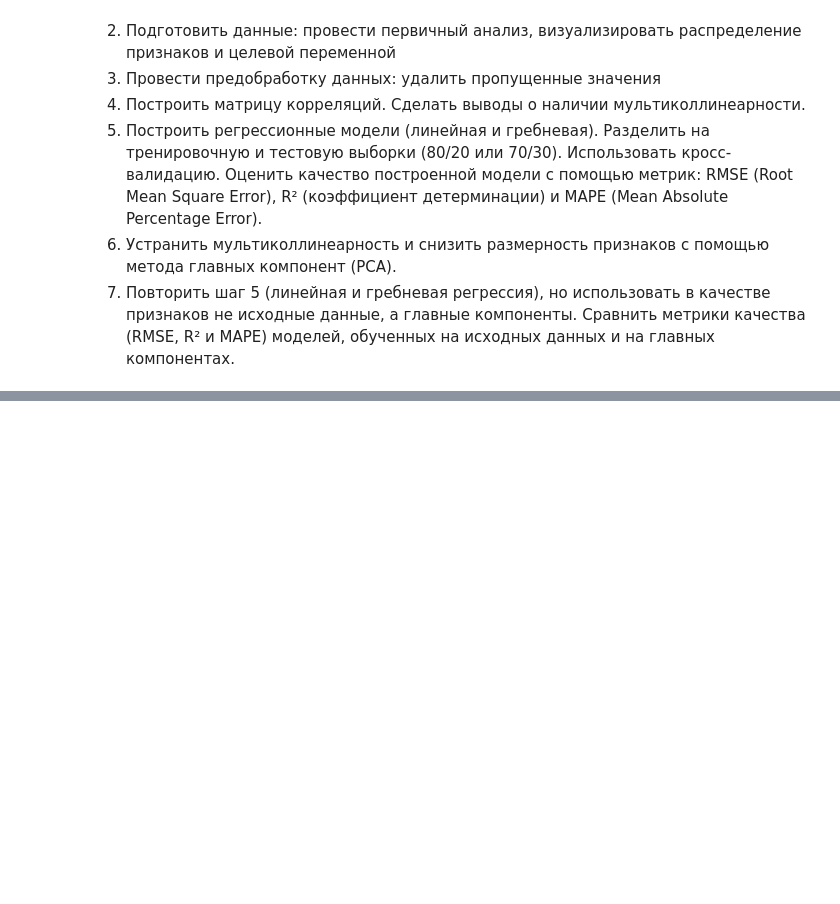
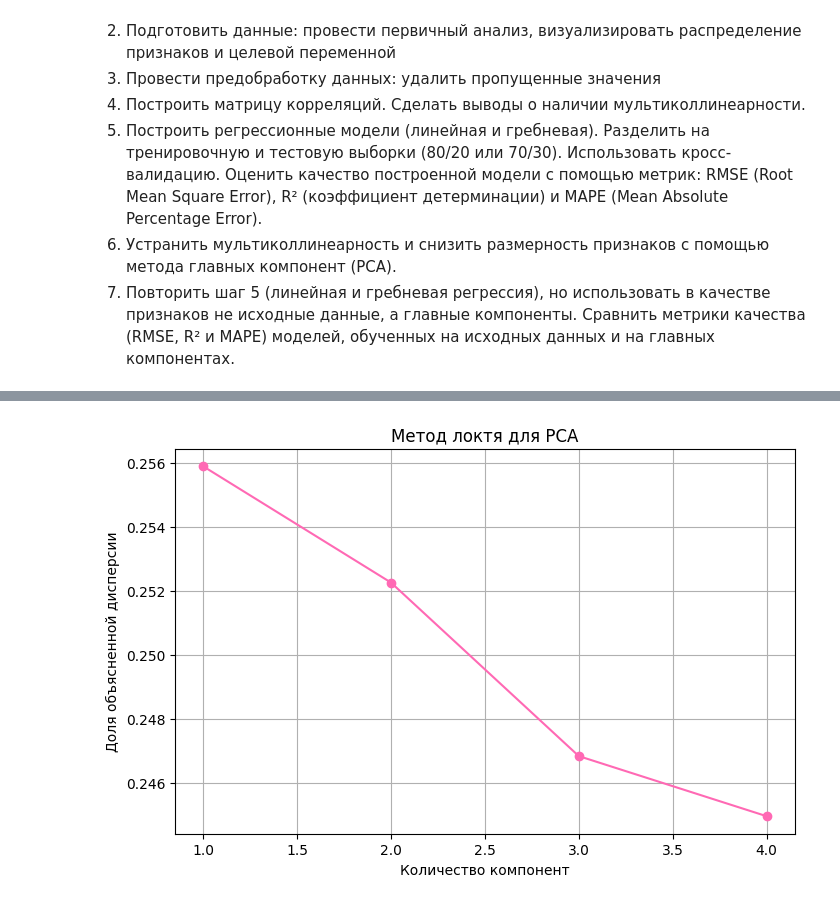
Before and after one commit to Vikoops/ml, a Jupyter notebook: lab1.ipynb, the cells around one changed output, grey strips where cells are left out. Saved outputs shown, nothing was run; the diff lists cells and outputs as text; code cells hidden in the pictures; blank space fills up the shorter version.

```diff
--- a/lab1.ipynb
+++ b/lab1.ipynb
@@ -733,0 +232,18 @@ PCA не сократил размерность данных (4 компоне
+# %%
+pca_full = PCA().fit(df_scaled)
+explained_variance_ratio = pca_full.explained_variance_ratio_
+
+plt.figure(figsize=(8,5))
+plt.plot(
+    range(1, len(explained_variance_ratio) + 1),
+    explained_variance_ratio,
+    marker='o',
+    color="#ff69b4"
+)
+plt.grid(True)
+plt.xlabel("Количество компонент")
+plt.ylabel("Доля объясненной дисперсии")
+plt.title("Метод локтя для PCA")
+plt.show()
+# %% [output]
+[figure, added]
```
Also changed, not shown: parts of 37 cells of this notebook.
